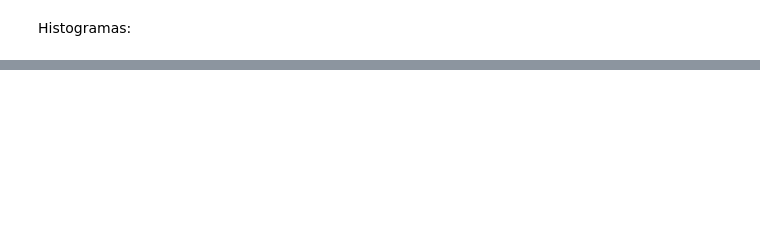
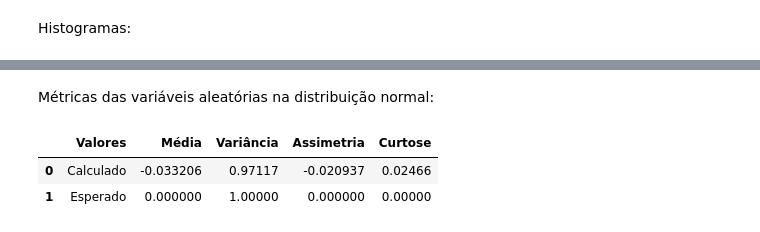
Before and after one commit to Xornotor/ENGA74-2023.1-Atividades, a Jupyter notebook: Avaliacao-02/Avaliacao-02.ipynb, the cells around one changed output, grey strips where cells are left out. Saved outputs shown, nothing was run; the diff lists cells and outputs as text; code cells hidden in the pictures; blank space fills up the shorter version.

```diff
--- a/Avaliacao-02/Avaliacao-02.ipynb
+++ b/Avaliacao-02/Avaliacao-02.ipynb
@@ -32,0 +49,16 @@ fig.show()
+# %% [markdown]
+Métricas das variáveis aleatórias na distribuição normal:
+# %%
+df_norm = pd.DataFrame()
+
+df_norm['Valores'] = ['Calculado', 'Esperado']
+df_norm['Média'] = np.array([np.mean(var_norm), 0])
+df_norm['Variância'] = np.array([np.var(var_norm), 1])
+df_norm['Assimetria'] = np.array([skew(var_norm), 0])
+df_norm['Curtose'] = np.array([kurtosis(var_norm), 0])
+
+df_norm
+# %% [output]
+|  | Valores | Média | Variância | Assimetria | Curtose |
+| 0 | Calculado | -0.033206 | 0.97117 | -0.020937 | 0.02466 |
+| 1 | Esperado | 0.000000 | 1.00000 | 0.000000 | 0.00000 |
```
Also changed, not shown: parts of 6 cells of this notebook.
